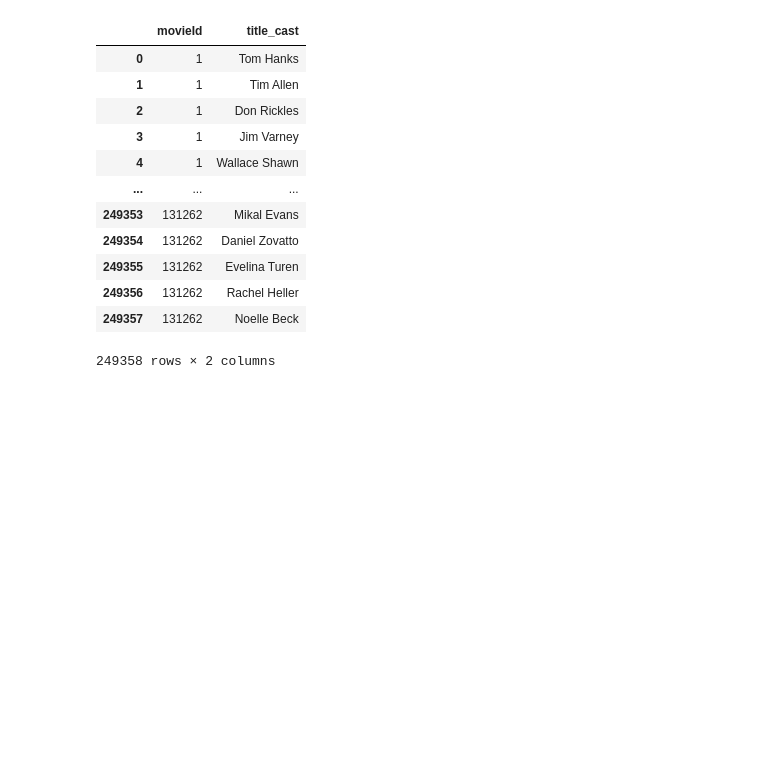
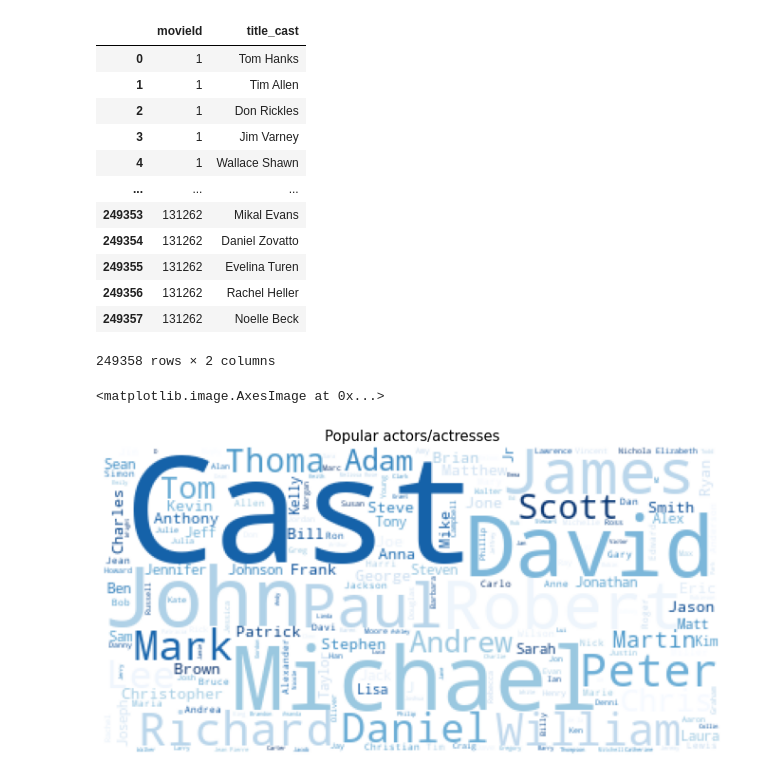
Before and after one commit to Peniel26/unsupervised_ZM1, a Jupyter notebook: notebook.ipynb, the cells around one changed output. Saved outputs shown, nothing was run; the diff lists cells and outputs as text; code cells hidden in the pictures; blank space fills up the shorter version.

```diff
--- a/notebook.ipynb
+++ b/notebook.ipynb
@@ -165,6 +165,17 @@ df_imdb_clean
 | 249356 | 131262 | Rachel Heller |
 | 249357 | 131262 | Noelle Beck |
 249358 rows × 2 columns
+# %%
+from wordcloud import WordCloud
+fig = plt.subplots(figsize=(12,6))
+wc_neg = WordCloud(background_color="white", colormap="Blues").generate(" ".join(
+    df_imdb_clean['title_cast']))
+plt.axis('off')
+plt.title("Popular actors/actresses", fontsize=15)
+plt.imshow(wc_neg)
+# %% [output]
+<matplotlib.image.AxesImage at 0x...>
+[figure, added]
 # %%
 # requires the most cleaning and has most about of data
 df_imdb
```
